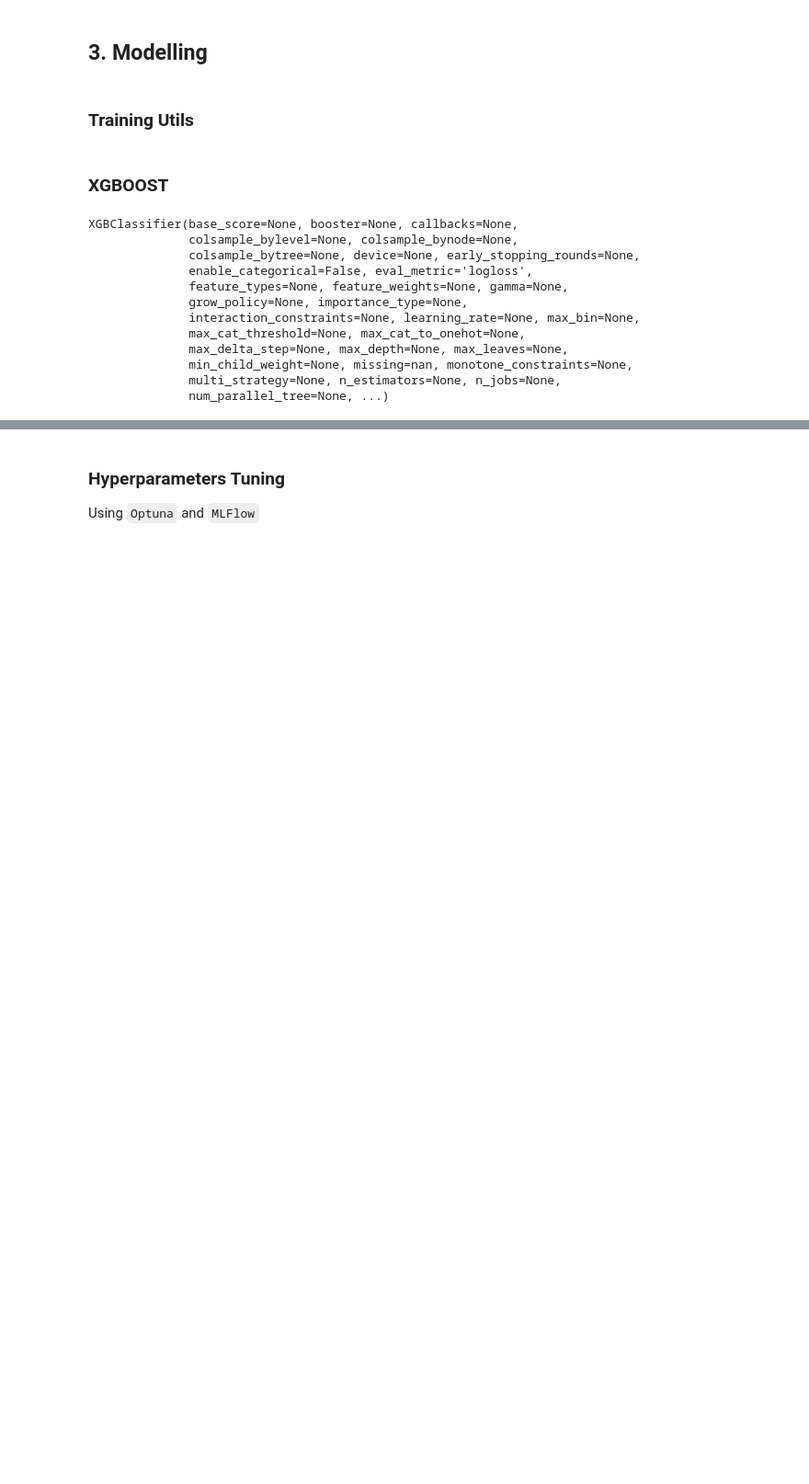
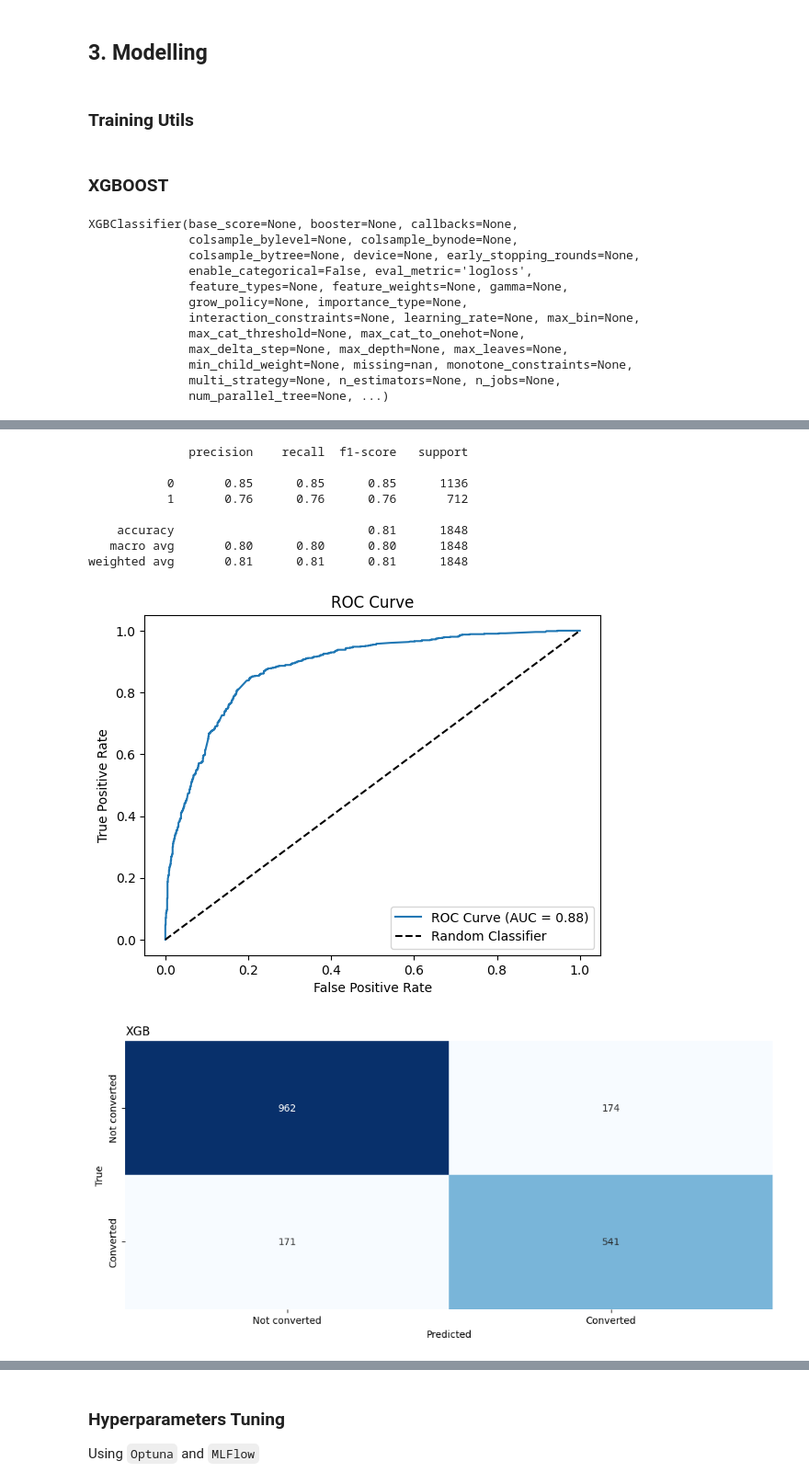
Before and after one commit to bitrao/data-science-projects, a Jupyter notebook: lead-scoring/lead_scoring_modelling.ipynb, the cells around one changed output, grey strips where cells are left out. Shown at 92% size. Saved outputs shown, nothing was run; the diff lists cells and outputs as text; code cells hidden in the pictures; blank space fills up the shorter version.

Commit message:
refactor modelling notebook

```diff
--- a/lead-scoring/lead_scoring_modelling.ipynb
+++ b/lead-scoring/lead_scoring_modelling.ipynb
@@ -53,6 +53,31 @@ def display_scores(model,scores,pred):
   print("Recall:", recall_score(y_train,pred))
   print("F1 score:", f1_score(y_train,pred))
   print("ROC - AUC score:", roc_auc_score(y_train,pred))
+# %%
+def model_classification_report(model, model_name, X_test, y_test):
+  y_pred_proba = model.predict_proba(X_test)[:, 1]
+  y_pred = (y_pred_proba > 0.5).astype(int)
+
+  print(classification_report(y_test, y_pred))
+
+  roc_auc = roc_auc_score(y_test, y_pred_proba)
+  fpr, tpr, thresholds = roc_curve(y_test, y_pred_proba)
+  plt.plot(fpr, tpr, label=f'ROC Curve (AUC = {roc_auc:.2f})')
+  plt.plot([0, 1], [0, 1], 'k--', label='Random Classifier')
+  plt.xlabel('False Positive Rate')
+  plt.ylabel('True Positive Rate')
+  plt.title('ROC Curve')
+  plt.legend()
+  plt.show()
+
+  fig, ax = plt.subplots(figsize=(12, 5))
+  cm = confusion_matrix(y_test, y_pred)
+  sns.heatmap(cm, annot=True, fmt='d', cmap='Blues', ax=ax, cbar=False)
+  ax.xaxis.set_ticklabels(['Not converted', 'Converted'])
+  ax.yaxis.set_ticklabels(['Not converted', 'Converted'])
+  ax.set_title(model_name, loc='left')
+  ax.set_xlabel('Predicted')
+  ax.set_ylabel('True')
 # %% [markdown]
 ### XGBOOST
 # %%
@@ -97,3 +127,16 @@ xgb_pred = xgb_model.predict(X_train)
+# %%
+model_classification_report(xgb_model, 'XGB', X_test, y_test)
+# %% [output]
+              precision    recall  f1-score   support
+
+           0       0.85      0.85      0.85      1136
+           1       0.76      0.76      0.76       712
+
+    accuracy                           0.81      1848
+   macro avg       0.80      0.80      0.80      1848
+weighted avg       0.81      0.81      0.81      1848
+[figure, added]
+[figure, added]
 # %%
 # Precision and recall curve
 xgb_prec, xgb_recall, xgb_threshold = precision_recall_curve(y_train, xgb_pred, pos_label=xgb_model.classes_[1])
```
Also changed, not shown: parts of 17 cells of this notebook, 4 other files.
